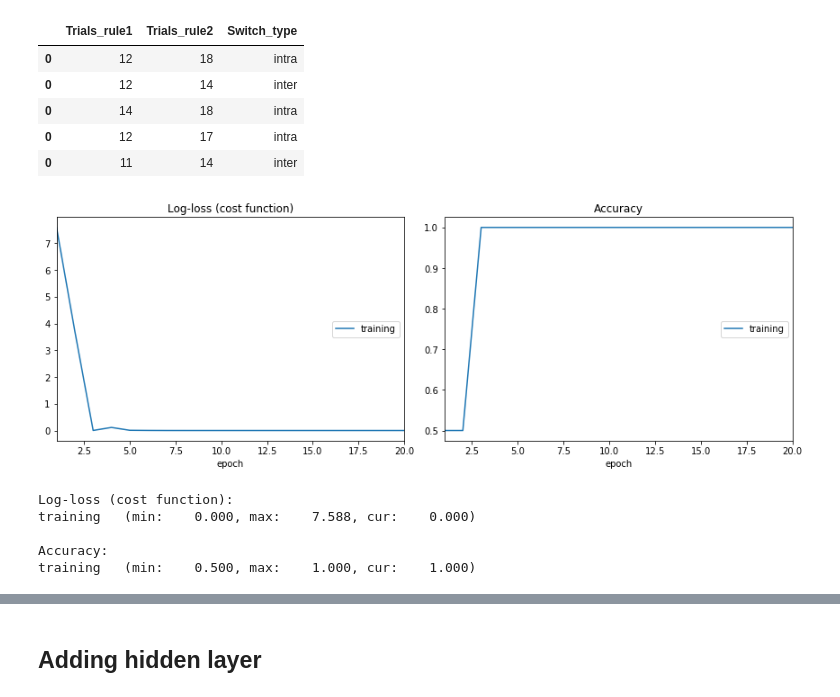
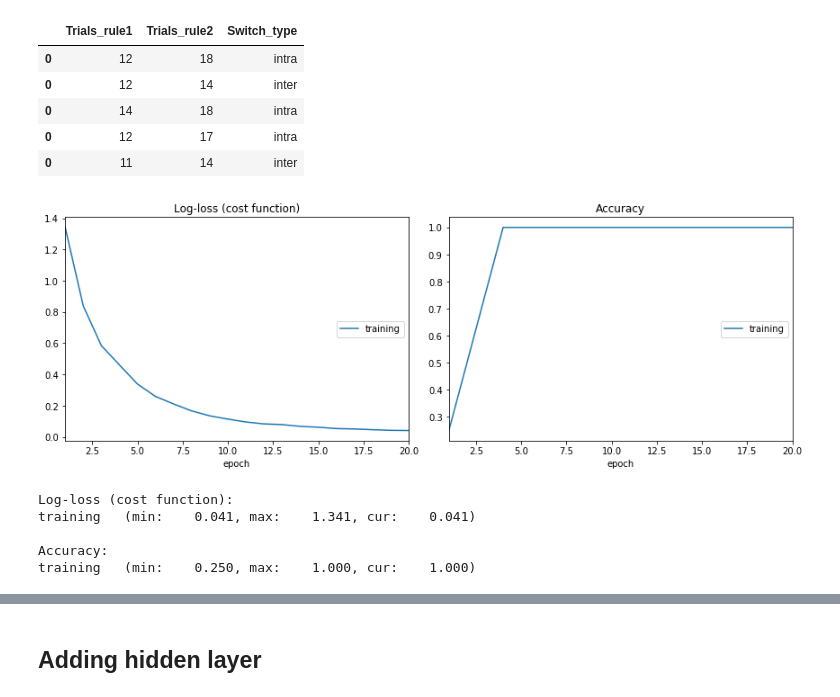
Before and after one commit to Aturt2/Kendler, a Jupyter notebook: Kendler_NN.ipynb, the cells around one changed output, grey strips where cells are left out. Drawn from its saved outputs; the diff is of its cells as text; code cells hidden in the pictures.

Commit message:
Added learning curve

```diff
--- a/Kendler_NN.ipynb
+++ b/Kendler_NN.ipynb
@@ -331,19 +343,21 @@ a.tail()
 | 0 | 14 | 18 | intra |
 | 0 | 12 | 17 | intra |
 | 0 | 11 | 14 | inter |
+# %%
+y = pd.DataFrame({"Group": [1, 0, 1, 0]})
 # %%
 inputs = Input(shape=(2352,))
 preds = Dense(1, activation="sigmoid")(inputs)
 model = Model(inputs=inputs, outputs=preds)
-sgd = keras.optimizers.Adam(lr=0.01)
+sgd = keras.optimizers.Adam(lr=0.001)
 model.compile(optimizer=sgd, loss='binary_crossentropy', metrics=['accuracy'])
 
 history = model.fit(data, y, batch_size=1, epochs=20, verbose=0,
                     callbacks=[PlotLossesKeras()])
 # %% [output]
-[figure, old version]
+[figure, new version]
 Log-loss (cost function):
-training   (min:    0.000, max:    7.588, cur:    0.000)
+training   (min:    0.041, max:    1.341, cur:    0.041)
 
 Accuracy:
-training   (min:    0.500, max:    1.000, cur:    1.000)
+training   (min:    0.250, max:    1.000, cur:    1.000)
```
Also changed, not shown: parts of 4 cells of this notebook.
